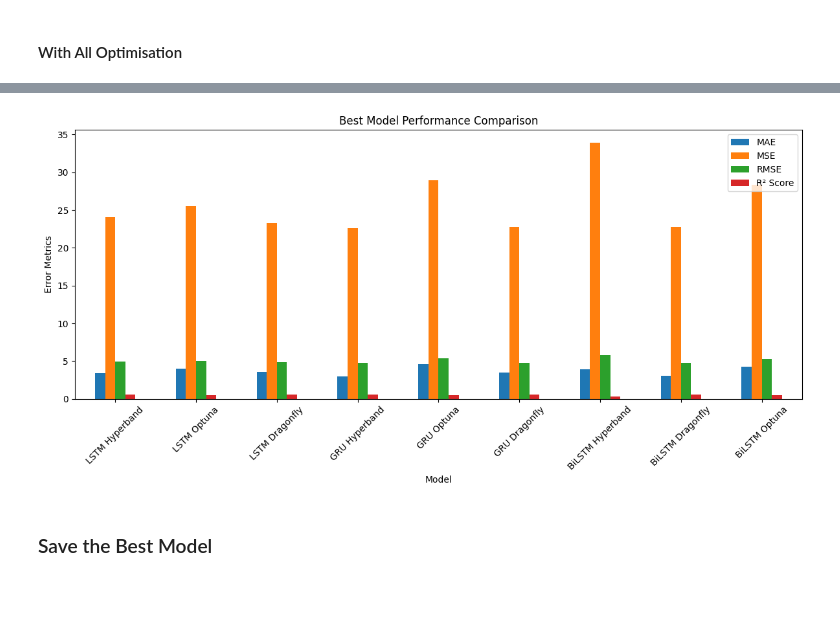
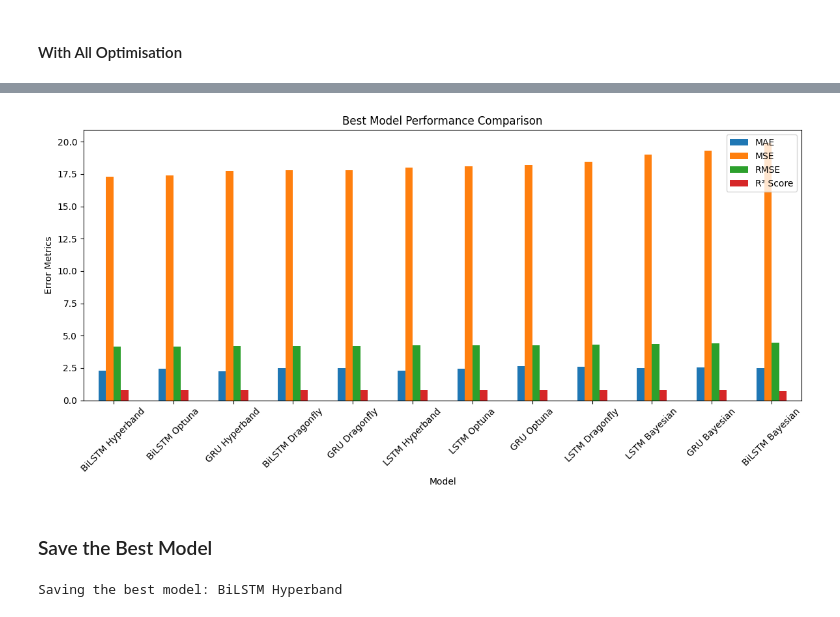
Before and after one commit to Giwa-ibrahim/power-system-availabilty, a Jupyter notebook: src/model_train best.ipynb, the cells around one changed output, grey strips where cells are left out. Cells and saved outputs as stored; diff of their text form; code cells hidden in the pictures; blank space fills up the shorter version.

Commit message:
updated the save model

```diff
--- a/src/model_train best.ipynb
+++ b/src/model_train best.ipynb
@@ -3059,4 +3076,4 @@ best_model_metrics
 # %%
 # Sort by RMSE
-best_model_metrics_df = best_model_metrics.sort_values(by='R² Score', ascending=True)
+best_model_metrics_df = best_model_metrics.sort_values(by='RMSE', ascending=True)
 best_model_metrics_df
@@ -3065,42 +3096,56 @@ best_model_metrics.to_csv(os.path.join(metrics_base_path, 'best_model_metrics2.c
 # %%
 #Plot the best metrics
-best_model_metrics.plot(kind='bar', figsize=(12, 6))
+best_model_metrics_df.plot(kind='bar', figsize=(12, 6))
 plt.title('Best Model Performance Comparison')
 plt.xlabel('Model')
 plt.ylabel('Error Metrics')
 plt.xticks(rotation=45)
 plt.legend(loc='upper right')
 plt.tight_layout()
 plt.show()
 # %% [output]
-[figure, old version]
+[figure, new version]
 # %% [markdown]
 ### Save the Best Model
 # %%
 # Save the best model
-best_model_name= best_model_metrics.index[0]
-if best_model_name == 'LSTM Hyperband':
+best_model_name= best_model_metrics_df.index[0]
+
+# LSTM Optimiser
+if best_model_name == 'LSTM Bayesian':
+    best_model= bayesian_lstm_metrics
+elif best_model_name == 'LSTM Hyperband':
     best_model = hyperband_lstm_model
+elif best_model_name == 'LSTM Optuna':
+    best_model= lstm_optuna_metrics
+elif best_model_name == 'LSTM Dragonfly':
+    best_model= dragonfly_lstm_metrics_dict
+
+# GRU Optimiser
+elif best_model_name == 'GRU Bayesian':
+    best_model= bayesian_gru_metrics
 elif best_model_name == 'GRU Hyperband':
     best_model = hyperband_gru_model
+elif best_model_name == 'GRU Dragonfly':
+    best_model = dragonfly_gru_model
+elif best_model_name == 'GRU Optuna':
+    best_model = gru_optuna_model
+
+# BiLSTM Optimiser
+elif best_model_name == 'BiLSTM Bayesian':
+    best_model= bayesian_bilstm_metrics
 elif best_model_name == 'BiLSTM Hyperband':
     best_model = hyperband_bilstm_model
-elif best_model_name == 'LSTM Dragonfly':
-    best_model = dragonfly_lstm_model
-elif best_model_name == 'GRU Dragonfly':
-    best_model = dragonfly_gru_model
 elif best_model_name == 'BiLSTM Dragonfly':
     best_model = dragonfly_rand_bilstm_model
-elif best_model_name == 'LSTM Optuna':
-    best_model = lstm_optuna_model
-elif best_model_name == 'GRU Optuna':
-    best_model = gru_optuna_model
 elif best_model_name == 'BiLSTM Optuna':
     best_model = bilstm_optuna_model
 else:
     raise ValueError("Unknown best model name")
 
 print(f"Saving the best model: {best_model_name}")
+# %% [output]
+Saving the best model: BiLSTM Hyperband
 # %%
 # Save and dump best model using a valid Keras extension
 best_model_path = os.path.join(metrics_base_path, f'{best_model_name}.keras')
```
Also changed, not shown: parts of 9 cells of this notebook.
